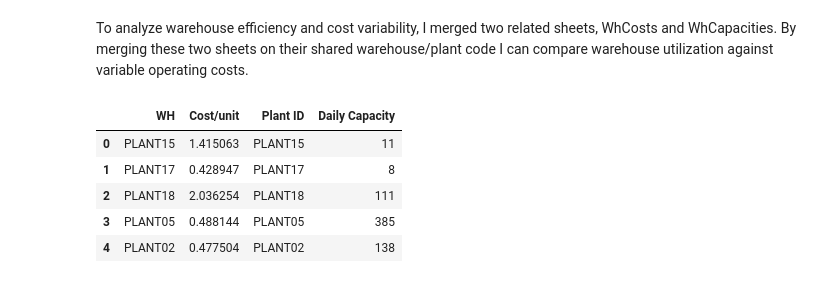
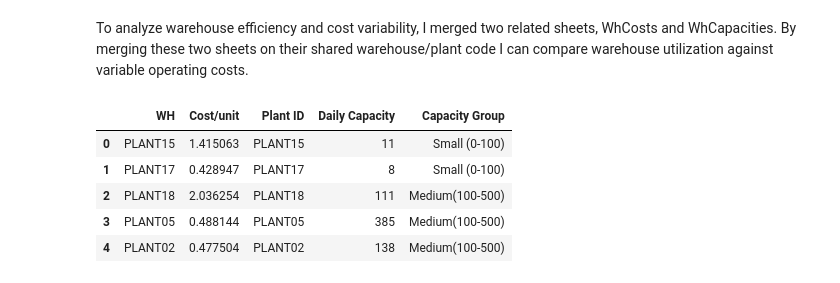
Before and after one commit to IT2053C-Gilany/final-project-patellldiyaaa, a Jupyter notebook: final-project.ipynb, the cells around one changed output. Cells and saved outputs as stored; diff of their text form; code cells hidden in the pictures.

```diff
--- a/final-project.ipynb
+++ b/final-project.ipynb
@@ -346,17 +369,22 @@ variable operating costs.
 # %%
 # Merge warehouse cost and capacity sheets
 
 wh_costs = pd.read_excel("data/SupplyChain.xlsx", sheet_name="WhCosts")
 wh_capacities = pd.read_excel(
     "data/SupplyChain.xlsx", sheet_name="WhCapacities")
 
 warehouse_merged = wh_costs.merge(
     wh_capacities, left_on="WH", right_on="Plant ID")
+
+warehouse_merged["Capacity Group"] = pd.cut(
+    warehouse_merged["Daily Capacity "], bins=[0, 100, 500, 1100],
+    labels=["Small (0-100)", "Medium(100-500)", "Large(500+)"]
+)
 warehouse_merged.head()
 # %% [output]
-|  | WH | Cost/unit | Plant ID | Daily Capacity |
-| 0 | PLANT15 | 1.415063 | PLANT15 | 11 |
-| 1 | PLANT17 | 0.428947 | PLANT17 | 8 |
-| 2 | PLANT18 | 2.036254 | PLANT18 | 111 |
-| 3 | PLANT05 | 0.488144 | PLANT05 | 385 |
-| 4 | PLANT02 | 0.477504 | PLANT02 | 138 |
+|  | WH | Cost/unit | Plant ID | Daily Capacity | Capacity Group |
+| 0 | PLANT15 | 1.415063 | PLANT15 | 11 | Small (0-100) |
+| 1 | PLANT17 | 0.428947 | PLANT17 | 8 | Small (0-100) |
+| 2 | PLANT18 | 2.036254 | PLANT18 | 111 | Medium(100-500) |
+| 3 | PLANT05 | 0.488144 | PLANT05 | 385 | Medium(100-500) |
+| 4 | PLANT02 | 0.477504 | PLANT02 | 138 | Medium(100-500) |
```
Also changed, not shown: parts of 16 cells of this notebook.
